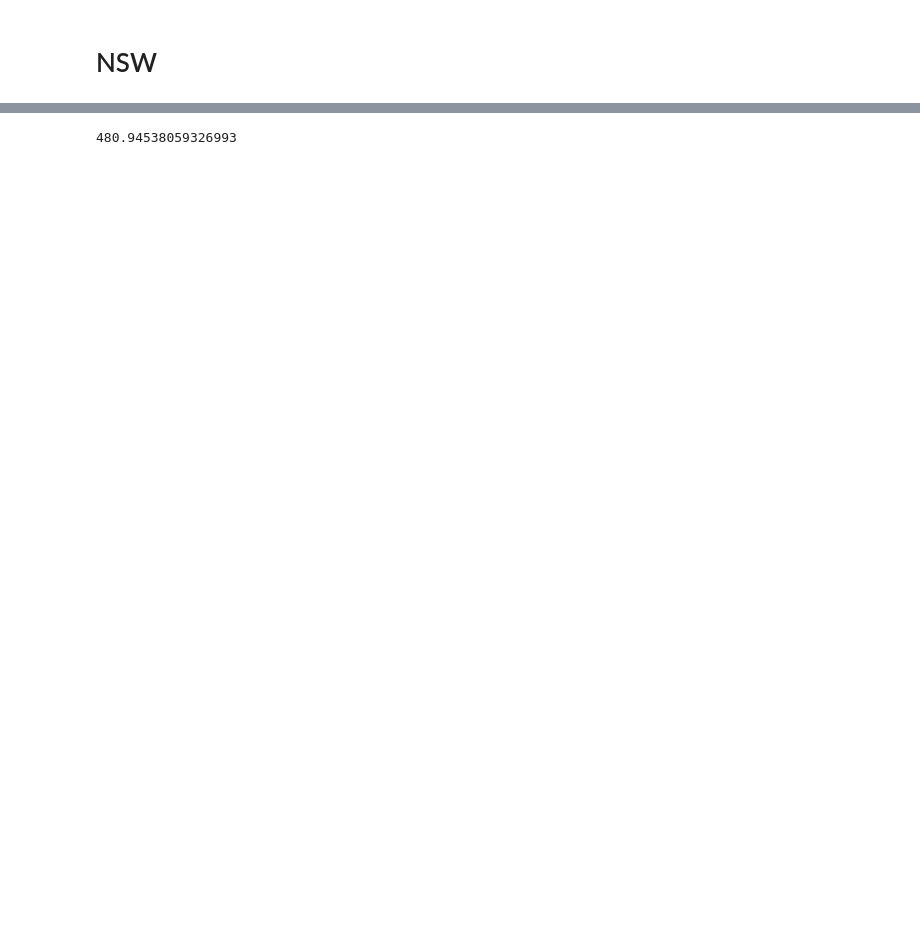
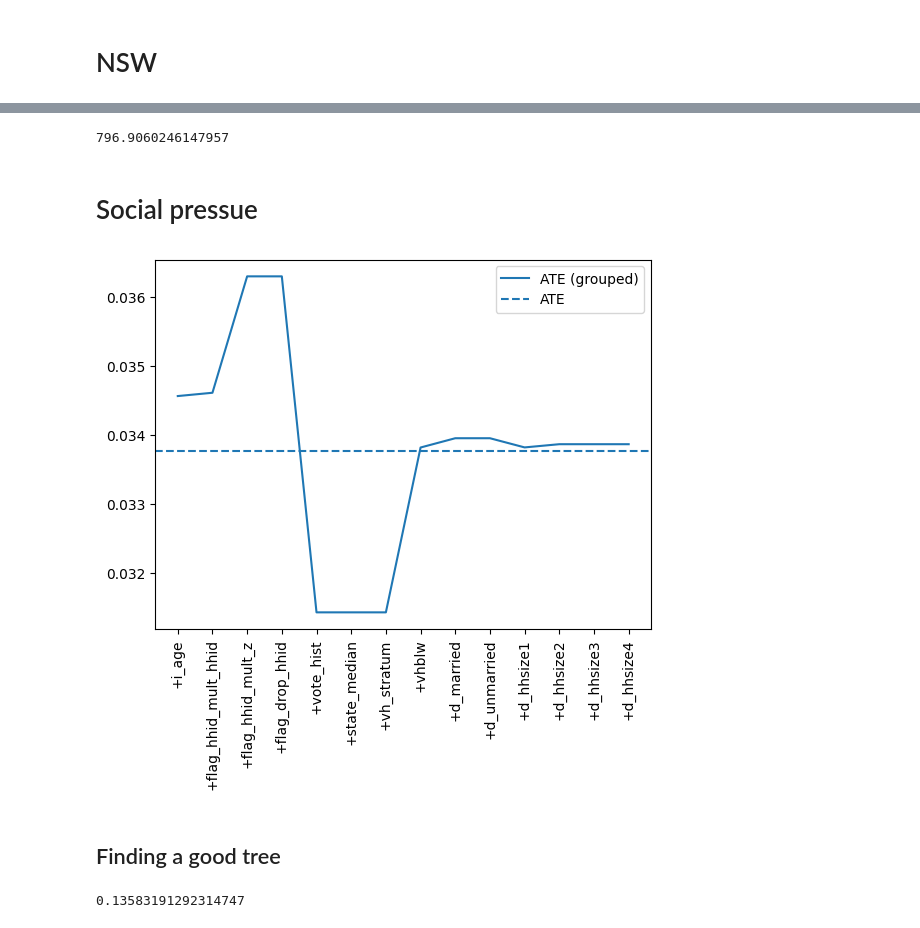
Before and after one commit to johnchrishays/omnistats, a Jupyter notebook: explore.ipynb, the cells around one changed output, grey strips where cells are left out. Saved outputs shown, nothing was run; the diff lists cells and outputs as text; code cells hidden in the pictures; blank space fills up the shorter version.

Commit message:
passable gerber and nsw

```diff
--- a/explore.ipynb
+++ b/explore.ipynb
@@ -65,7 +86,22 @@ plt.xticks(ticks=range(len(cols)), labels=["+"+c for c in cols], rotation=90)
+# %%
+policy_value_tree(leaf_cates, 0)
+# %% [output]
+796.9060246147957
+# %% [markdown]
+# Social pressue
+# %%
+df = pd.read_stata("gerber/gerber_generalizability_2/PublicReplicationData.dta")
+df = df[df['state'] == 'TX']
 # %%
-["voted06", "voted08", "voted09", "voted10", "voted11", "voted12", "voted13", "i_age",
+cols = ["voted06", "voted08", "voted09", "voted10", "voted11", "voted12", "voted13", "i_age",
         "age_miss", "age2", "flag_hhid_mult_hhid", "flag_hhid_mult_z", "flag_drop_hhid",
         "vote_hist", "state_median", "vh_stratum", "vhblw", "vhavg", "vhabv", "d_married",
         "d_unmarried", "d_hhsize1", "d_hhsize2", "d_hhsize3", "d_hhsize4"]
+cols = ["i_age", "flag_hhid_mult_hhid", "flag_hhid_mult_z", "flag_drop_hhid",
+        "vote_hist", "state_median", "vh_stratum", "vhblw", "d_married",
+        "d_unmarried", "d_hhsize1", "d_hhsize2", "d_hhsize3", "d_hhsize4"]
+plot_grouped_ate(df, cols, 'voted14', 'treat')
 # %% [output]
-480.94538059326993
+[figure, added]
+# %% [markdown]
+## Finding a good tree
@@ -71,0 +127,11 @@ plt.xticks(ticks=range(len(cols)), labels=["+"+c for c in cols], rotation=90)
+# %%
+leaf_cates = get_leaf_cates(
+    tree,
+    test_df,
+    policy_features=policy_features,
+    outcome_var="voted14",
+    treat_var="treat",
+)
+policy_value_tree(leaf_cates, 0)
+# %% [output]
+0.13583191292314747
```
Also changed, not shown: parts of 10 cells of this notebook, 5 other files.
